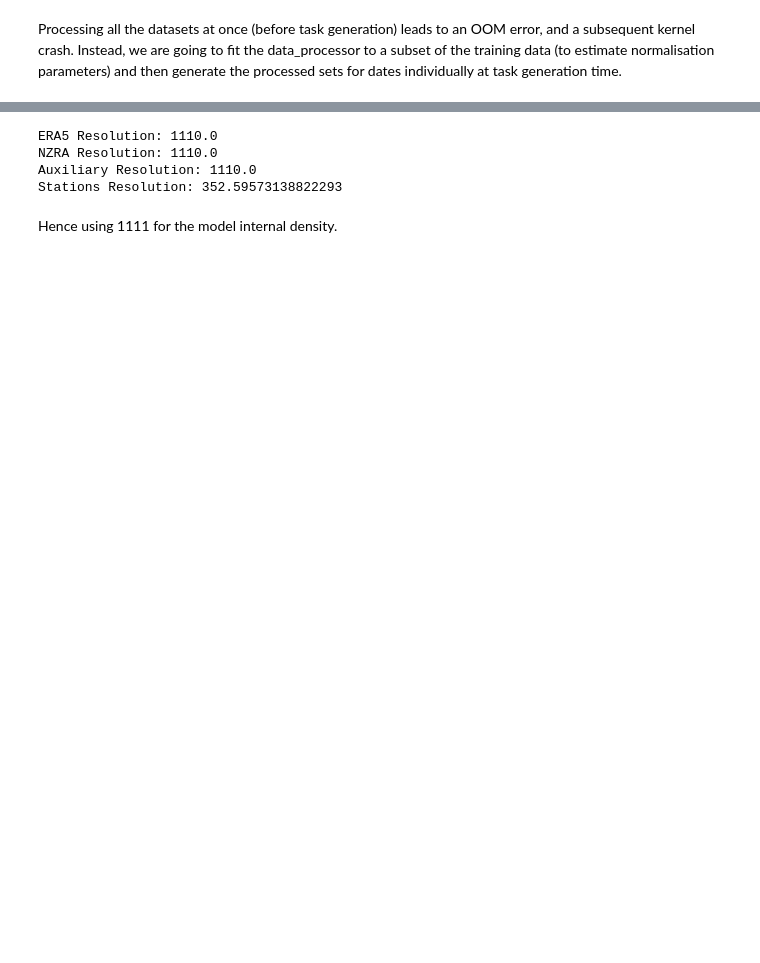
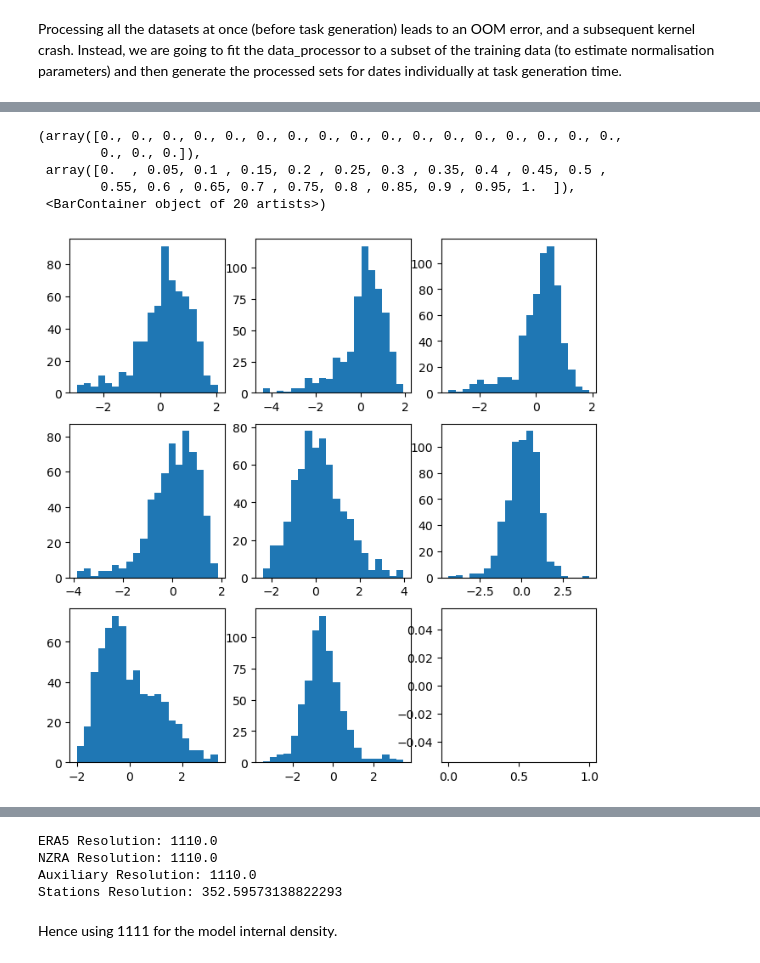
Before and after one commit to LennoxC/convcnp-assim-nz, a Jupyter notebook: notebooks/experiment5/experiment5_nzra_diff.ipynb, the cells around one changed output, grey strips where cells are left out. Saved outputs shown, nothing was run; the diff lists cells and outputs as text; code cells hidden in the pictures; blank space fills up the shorter version.

```diff
--- a/notebooks/experiment5/experiment5_nzra_diff.ipynb
+++ b/notebooks/experiment5/experiment5_nzra_diff.ipynb
@@ -727,0 +682,4 @@ normalizer.params
+# %%
+# filter the stations to be within the bounds of the ERA5 grid
+stations_df = stations_df[(stations_df[LATITUDE] >= era5_ds[LATITUDE].min().item()) & (stations_df[LATITUDE] <= era5_ds[LATITUDE].max().item()) &
+                          (stations_df[LONGITUDE] >= era5_ds[LONGITUDE].min().item()) & (stations_df[LONGITUDE] <= era5_ds[LONGITUDE].max().item())]
@@ -728,3 +729,24 @@ normalizer.params
+# %%
+# check that the normalized diffs have mean ~0 and std ~1 for a few stations by plotting some histograms
+
+
+fig, ax = plt.subplots(3, 3, figsize=(8,8))
+ax[0,0].hist(stations_norm[(stations_norm.index.get_level_values('lat') == -40.61986) & (stations_norm.index.get_level_values('lon') == 175.25954)]["residual_norm"], bins=20)
+ax[0,1].hist(stations_norm[(stations_norm.index.get_level_values('lat') == -40.90455) & (stations_norm.index.get_level_values('lon') == 174.98517)]["residual_norm"], bins=20)
+ax[0,2].hist(stations_norm[(stations_norm.index.get_level_values('lat') == -38.28566) & (stations_norm.index.get_level_values('lon') == 177.52941)]["residual_norm"], bins=20)
+ax[1,0].hist(stations_norm[(stations_norm.index.get_level_values('lat') == -41.27058) & (stations_norm.index.get_level_values('lon') == 172.15568)]["residual_norm"], bins=20)
+ax[1,1].hist(stations_norm[(stations_norm.index.get_level_values('lat') == -42.01777) & (stations_norm.index.get_level_values('lon') == 172.64677)]["residual_norm"], bins=20)
+ax[1,2].hist(stations_norm[(stations_norm.index.get_level_values('lat') == -45.90129) & (stations_norm.index.get_level_values('lon') == 170.51470)]["residual_norm"], bins=20)
+ax[2,0].hist(stations_norm[(stations_norm.index.get_level_values('lat') == -45.22172) & (stations_norm.index.get_level_values('lon') == 167.62988)]["residual_norm"], bins=20)
+ax[2,1].hist(stations_norm[(stations_norm.index.get_level_values('lat') == -43.13409) & (stations_norm.index.get_level_values('lon') == 170.91264)]["residual_norm"], bins=20)
+ax[2,2].hist(stations_norm[(stations_norm.index.get_level_values('lat') == -44.83407) & (stations_norm.index.get_level_values('lon') == 167.77752)]["residual_norm"], bins=20)
+# %% [output]
+(array([0., 0., 0., 0., 0., 0., 0., 0., 0., 0., 0., 0., 0., 0., 0., 0., 0.,
+        0., 0., 0.]),
+ array([0.  , 0.05, 0.1 , 0.15, 0.2 , 0.25, 0.3 , 0.35, 0.4 , 0.45, 0.5 ,
+        0.55, 0.6 , 0.65, 0.7 , 0.75, 0.8 , 0.85, 0.9 , 0.95, 1.  ]),
+ <BarContainer object of 20 artists>)
+[figure, added]
 # %%
 # determine the training and validation date ranges
 
```
Also changed, not shown: parts of 38 cells of this notebook, 3 other files.
